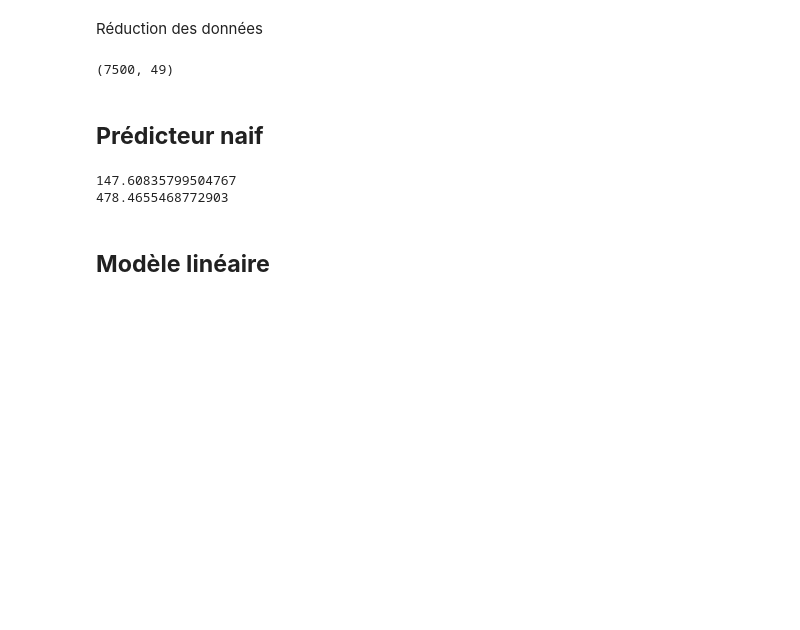
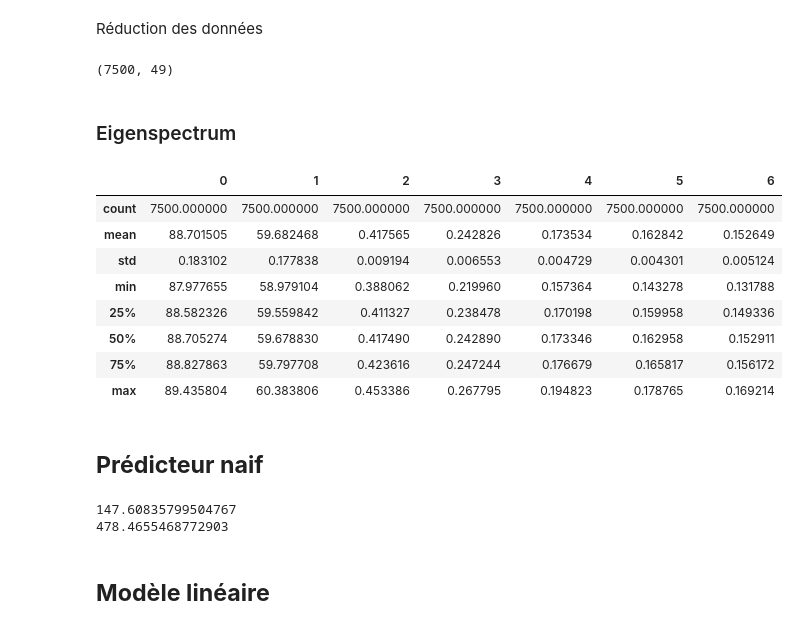
Before and after one commit to LoanRenaud/zundel, a Jupyter notebook: Zundel_Ion.ipynb, the cells around one changed output. Drawn from its saved outputs; the diff is of its cells as text; code cells hidden in the pictures; blank space fills up the shorter version.

```diff
--- a/Zundel_Ion.ipynb
+++ b/Zundel_Ion.ipynb
@@ -263,3 +237,24 @@ y_test_scaled=y_test/np.max(y_test)**2
 X_train_CM.shape
 # %% [output]
 (7500, 49)
+# %% [markdown]
+### Eigenspectrum ###
+# %%
+def create_CM_eigen(data):
+    cm = CoulombMatrix(n_atoms_max=7, permutation='eigenspectrum')
+    zundel_steps=[]
+    for i in range(data.shape[0]):
+        zundel_steps.append(cm.create(Atoms("O2H5", [(data[i][j][1], data[i][j][2], data[i][j][3]) for j in range(data.shape[1])])))
+    return np.array(zundel_steps)
+# %%
+pd.DataFrame(create_CM_eigen(X_train)).describe()
+# %% [output]
+|  | 0 | 1 | 2 | 3 | 4 | 5 | 6 |
+| count | 7500.000000 | 7500.000000 | 7500.000000 | 7500.000000 | 7500.000000 | 7500.000000 | 7500.000000 |
+| mean | 88.701505 | 59.682468 | 0.417565 | 0.242826 | 0.173534 | 0.162842 | 0.152649 |
+| std | 0.183102 | 0.177838 | 0.009194 | 0.006553 | 0.004729 | 0.004301 | 0.005124 |
+| min | 87.977655 | 58.979104 | 0.388062 | 0.219960 | 0.157364 | 0.143278 | 0.131788 |
+| 25% | 88.582326 | 59.559842 | 0.411327 | 0.238478 | 0.170198 | 0.159958 | 0.149336 |
+| 50% | 88.705274 | 59.678830 | 0.417490 | 0.242890 | 0.173346 | 0.162958 | 0.152911 |
+| 75% | 88.827863 | 59.797708 | 0.423616 | 0.247244 | 0.176679 | 0.165817 | 0.156172 |
+| max | 89.435804 | 60.383806 | 0.453386 | 0.267795 | 0.194823 | 0.178765 | 0.169214 |
```
Also changed, not shown: parts of 9 cells of this notebook.
